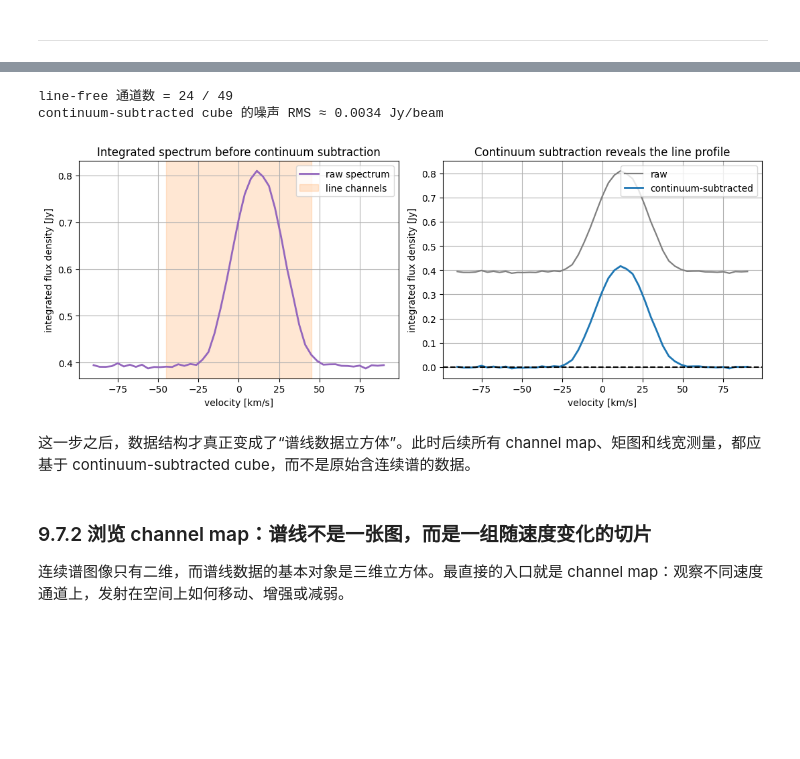
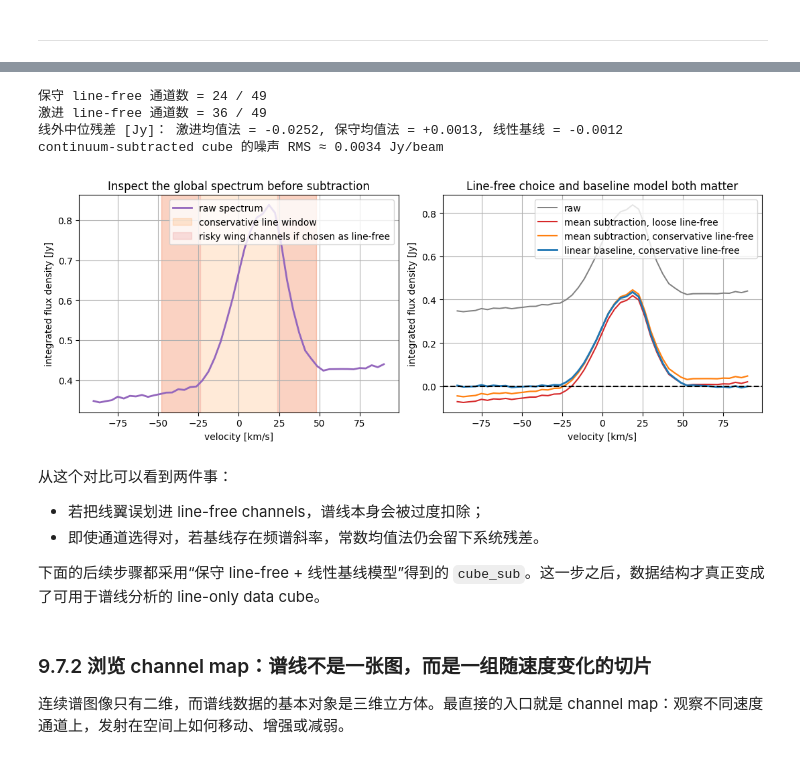
Before and after one commit to astronomical-data-processing/radio-interferometry, a Jupyter notebook: 9_Practical/9_7_spectral_line_processing.ipynb, the cells around one changed output, grey strips where cells are left out. Drawn from its saved outputs; the diff is of its cells as text; code cells hidden in the pictures; blank space fills up the shorter version.

```diff
--- a/9_Practical/9_7_spectral_line_processing.ipynb
+++ b/9_Practical/9_7_spectral_line_processing.ipynb
@@ -137,30 +250,48 @@ spectrum_line = cube_sub[:, source_aperture].sum(axis=1) / beam_area_pix
 # %%
 fig, axes = plt.subplots(1, 2, figsize=(11, 4.2))
 
 axes[0].plot(vel_kms, spectrum_raw, color="tab:purple", lw=2.0, label="raw spectrum")
-axes[0].axvspan(vel_kms[~line_free][0], vel_kms[~line_free][-1], color="tab:orange", alpha=0.18, label="line channels")
+axes[0].axvspan(-48.0, 48.0, color="tab:orange", alpha=0.16, label="conservative line window")
+axes[0].axvspan(-48.0, -24.0, color="tab:red", alpha=0.12, label="risky wing channels if chosen as line-free")
+axes[0].axvspan(24.0, 48.0, color="tab:red", alpha=0.12)
 axes[0].set_xlabel("velocity [km/s]")
 axes[0].set_ylabel("integrated flux density [Jy]")
-axes[0].set_title("Integrated spectrum before continuum subtraction")
+axes[0].set_title("Inspect the global spectrum before subtraction")
 axes[0].legend(loc="upper right")
 
-axes[1].plot(vel_kms, spectrum_raw, color="tab:gray", lw=1.6, label="raw")
-axes[1].plot(vel_kms, spectrum_line, color="tab:blue", lw=2.0, label="continuum-subtracted")
+axes[1].plot(vel_kms, spectrum_raw, color="tab:gray", lw=1.4, label="raw")
+axes[1].plot(vel_kms, spectrum_loose, color="tab:red", lw=1.5, label="mean subtraction, loose line-free")
+axes[1].plot(vel_kms, spectrum_mean, color="tab:orange", lw=1.6, label="mean subtraction, conservative line-free")
+axes[1].plot(vel_kms, spectrum_line, color="tab:blue", lw=2.0, label="linear baseline, conservative line-free")
 axes[1].axhline(0.0, color="black", ls="--")
 axes[1].set_xlabel("velocity [km/s]")
 axes[1].set_ylabel("integrated flux density [Jy]")
-axes[1].set_title("Continuum subtraction reveals the line profile")
+axes[1].set_title("Line-free choice and baseline model both matter")
 axes[1].legend(loc="upper right")
 
 plt.tight_layout()
-print(f"line-free 通道数 = {line_free.sum()} / {vel_kms.size}")
+print(f"保守 line-free 通道数 = {line_free_conservative.sum()} / {vel_kms.size}")
+print(f"激进 line-free 通道数 = {line_free_loose.sum()} / {vel_kms.size}")
+print(
+    "线外中位残差 [Jy]："
+    f" 激进均值法 = {np.median(spectrum_loose[line_free_conservative]):+.4f},"
+    f" 保守均值法 = {np.median(spectrum_mean[line_free_conservative]):+.4f},"
+    f" 线性基线 = {np.median(spectrum_line[line_free_conservative]):+.4f}"
+)
 print(f"continuum-subtracted cube 的噪声 RMS ≈ {noise_rms:.4f} Jy/beam")
 # %% [output]
-line-free 通道数 = 24 / 49
+保守 line-free 通道数 = 24 / 49
+激进 line-free 通道数 = 36 / 49
+线外中位残差 [Jy]： 激进均值法 = -0.0252, 保守均值法 = +0.0013, 线性基线 = -0.0012
 continuum-subtracted cube 的噪声 RMS ≈ 0.0034 Jy/beam
-[figure, old version]
+[figure, new version]
 # %% [markdown]
-这一步之后，数据结构才真正变成了“谱线数据立方体”。此时后续所有 channel map、矩图和线宽测量，都应基于 continuum-subtracted cube，而不是原始含连续谱的数据。
+从这个对比可以看到两件事：
+
+- 若把线翼误划进 line-free channels，谱线本身会被过度扣除；
+- 即使通道选得对，若基线存在频谱斜率，常数均值法仍会留下系统残差。
+
+下面的后续步骤都采用“保守 line-free + 线性基线模型”得到的 `cube_sub`。这一步之后，数据结构才真正变成了可用于谱线分析的 line-only data cube。
 # %% [markdown]
 ### 9.7.2 浏览 channel map：谱线不是一张图，而是一组随速度变化的切片
 
```
Also changed, not shown: parts of 15 cells of this notebook, 9 other files.
